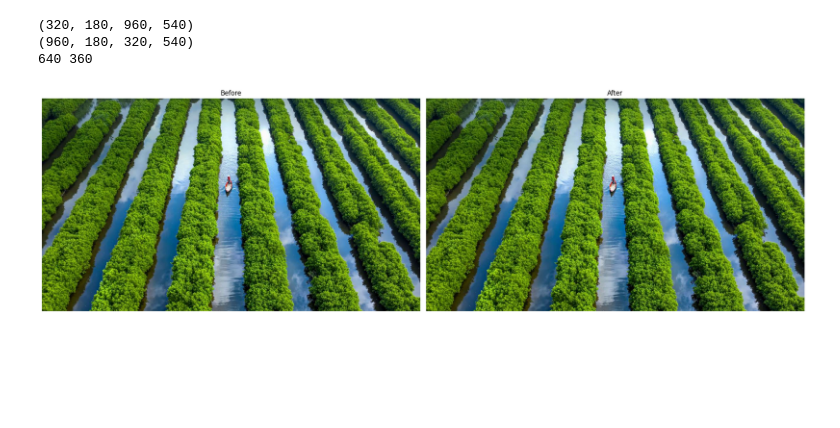
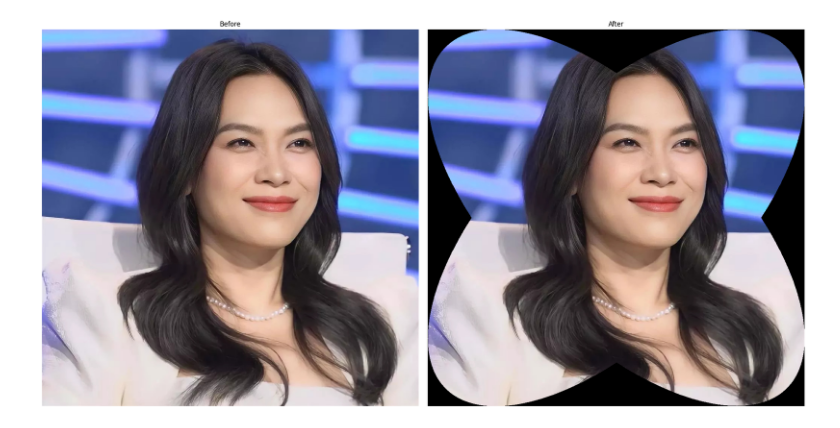
Before and after one commit to DuckDoesStuff/AppMath-image-processing, a Jupyter notebook: image_processing.ipynb, the cells around one changed output. Cells and saved outputs as stored; diff of their text form; code cells hidden in the pictures; blank space fills up the shorter version.

```diff
--- a/image_processing.ipynb
+++ b/image_processing.ipynb
@@ -3,7 +3,7 @@ import numpy as np
 import PIL
 import matplotlib.pyplot as plt
 
-image = PIL.Image.open('./images/baucacai.jpg')
+image = PIL.Image.open('./images/my-tam.jpg')
 img = np.array(image, dtype=np.uint8)
 # h, w, c = img.shape
 # image_reshape = img.reshape(h*w, c)
@@ -192,26 +174,44 @@ def crop_butterfly(img):
-# %%
-# blur = sharpen_image(img)
-# new_image = sharp_image(img)
-zoomed = crop_butterfly(img)
-# %% [output]
-(320, 180, 960, 540)
-(960, 180, 320, 540)
-640 360
+# %%
+def crop_butterfly(img, elipse_size=8):
+    center_x = img.shape[1] // 2
+    center_y = img.shape[0] // 2
+
+    elipse = (img.shape[1] / elipse_size,
+              img.shape[0] / elipse_size,
+              img.shape[1] - img.shape[1] / elipse_size,
+              img.shape[0] - img.shape[0] / elipse_size)
+
+    a = np.linalg.norm(np.array([elipse[0], elipse[1]]) - np.array([elipse[2], -elipse[3]])) / 2
+    b = np.sqrt(a**2 - (np.linalg.norm(np.array([elipse[0], elipse[1]]) - np.array([elipse[2], elipse[3]])) / 2)**2)
+
+    y, x = np.ogrid[:img.shape[0], :img.shape[1]]
+    ellipse_rotation = 45
+    x_rot = (x - center_x) * np.cos(np.radians(ellipse_rotation)) - (y - center_y) * np.sin(np.radians(ellipse_rotation))
+    y_rot = (x - center_x) * np.sin(np.radians(ellipse_rotation)) + (y - center_y) * np.cos(np.radians(ellipse_rotation))
+
+    mask1 = (x_rot)**2 / a**2 + (y_rot) **2 / b**2 <= 1
+    mask2 = np.flip(mask1, axis=0)
+    mask = np.logical_or(mask1, mask2)
+    cropped_img = img.copy()
+    cropped_img[~mask] = 0
+    return cropped_img
+# %%
+new_img = crop_butterfly(img)
 # %%
 fig, axes = plt.subplots(1, 2, figsize=(20, 10))
 
 axes[0].imshow(img)
 axes[0].axis('off')
 axes[0].set_title('Before')
 
-axes[1].imshow(zoomed, cmap='gray')
+axes[1].imshow(new_img, cmap='gray')
 axes[1].axis('off')
 axes[1].set_title('After')
 
 plt.tight_layout()
 plt.show()
 # %% [output]
-[figure, old version]
+[figure, new version]
 # %%
 def gaussian_kernel(size, sigma):
     x = np.linspace(-(size//2), size//2, size)
```
Also changed, not shown: parts of 7 cells of this notebook, 2 other files.
